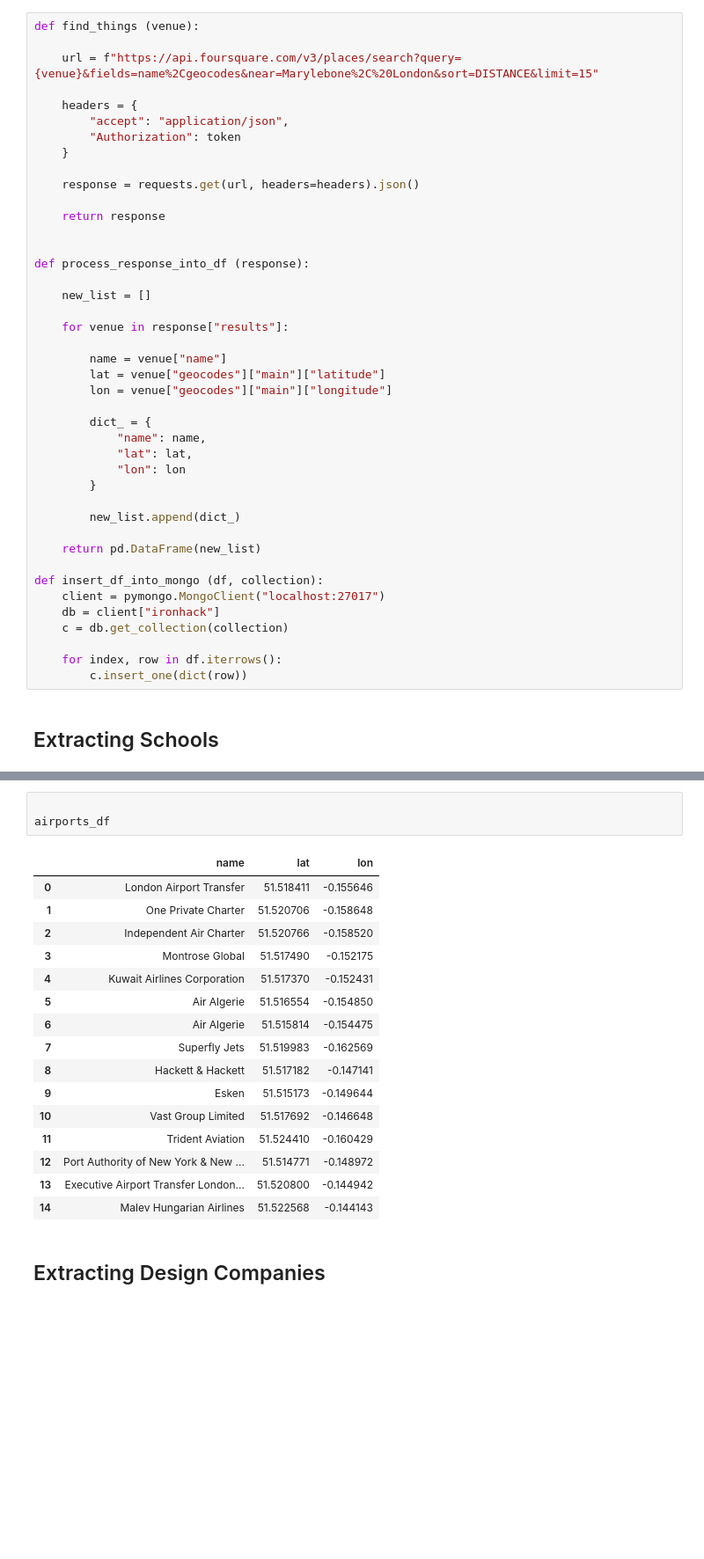
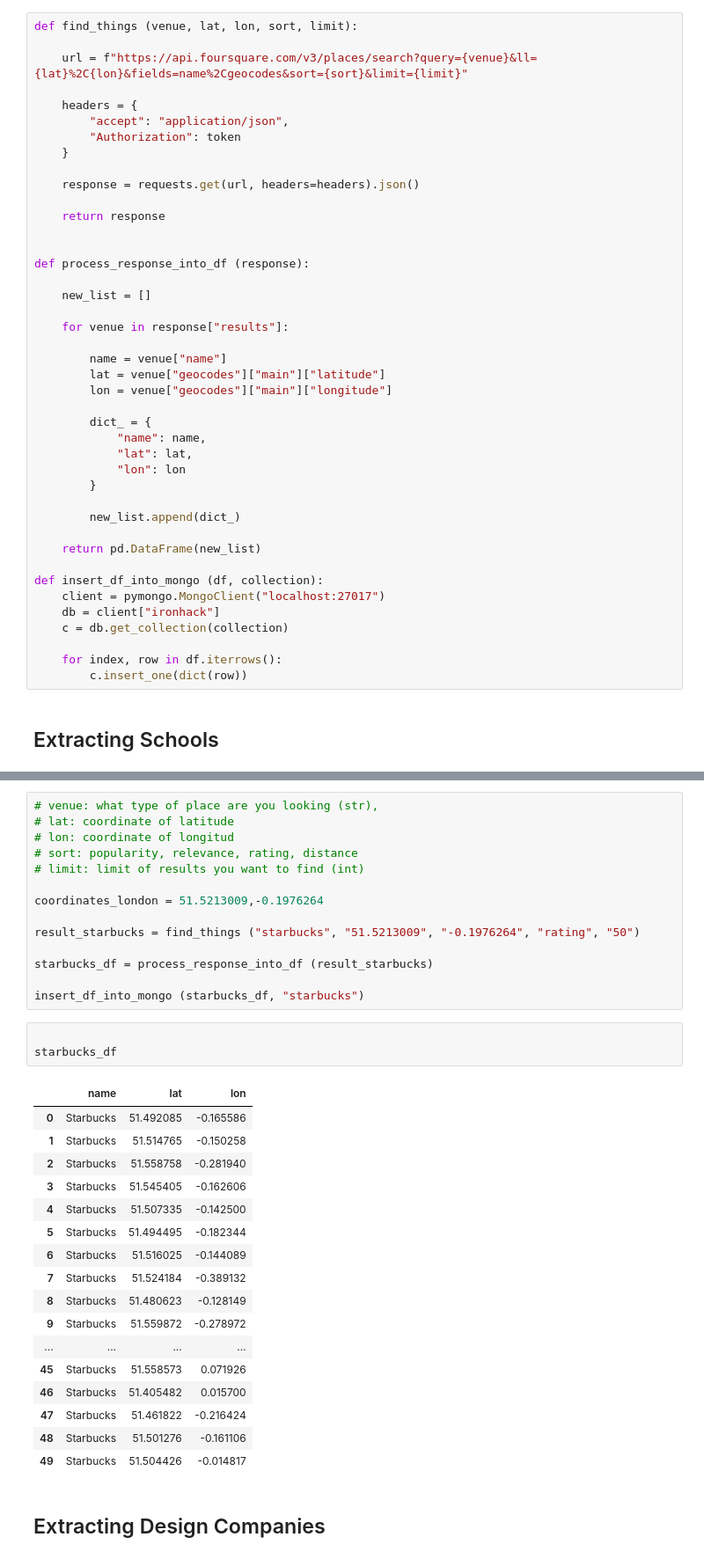
Before and after one commit to Yoith/GeoSpatial-Data-Project, a Jupyter notebook: exploring.ipynb, the cells around one changed output, grey strips where cells are left out. Shown: that part at 88% size. Saved outputs shown, nothing was run; the diff lists cells and outputs as text; blank space fills up the shorter version.

```diff
--- a/exploring.ipynb
+++ b/exploring.ipynb
@@ -343,9 +344,9 @@ token = getpass()
 # %% [output]
 ········
 # %%
-def find_things (venue):
+def find_things (venue, lat, lon, sort, limit):
 
-    url = f"https://api.foursquare.com/v3/places/search?query={venue}&fields=name%2Cgeocodes&near=Marylebone%2C%20London&sort=DISTANCE&limit=15"
+    url = f"https://api.foursquare.com/v3/places/search?query={venue}&ll={lat}%2C{lon}&fields=name%2Cgeocodes&sort={sort}&limit={limit}"
 
     headers = {
         "accept": "application/json",
@@ -425,22 +427,37 @@ insert_df_into_mongo (airports_df, "airports")
+# %%
+# venue: what type of place are you looking (str),
+# lat: coordinate of latitude
+# lon: coordinate of longitud
+# sort: popularity, relevance, rating, distance
+# limit: limit of results you want to find (int)
+
+coordinates_london = 51.5213009,-0.1976264
+
+result_starbucks = find_things ("starbucks", "51.5213009", "-0.1976264", "rating", "50")
+
+starbucks_df = process_response_into_df (result_starbucks)
+
+insert_df_into_mongo (starbucks_df, "starbucks")
 # %%
 
-airports_df
+starbucks_df
 # %% [output]
 |  | name | lat | lon |
-| 0 | London Airport Transfer | 51.518411 | -0.155646 |
-| 1 | One Private Charter | 51.520706 | -0.158648 |
-| 2 | Independent Air Charter | 51.520766 | -0.158520 |
-| 3 | Montrose Global | 51.517490 | -0.152175 |
-| 4 | Kuwait Airlines Corporation | 51.517370 | -0.152431 |
-| 5 | Air Algerie | 51.516554 | -0.154850 |
-| 6 | Air Algerie | 51.515814 | -0.154475 |
-| 7 | Superfly Jets | 51.519983 | -0.162569 |
-| 8 | Hackett & Hackett | 51.517182 | -0.147141 |
-| 9 | Esken | 51.515173 | -0.149644 |
-| 10 | Vast Group Limited | 51.517692 | -0.146648 |
-| 11 | Trident Aviation | 51.524410 | -0.160429 |
-| 12 | Port Authority of New York & New ... | 51.514771 | -0.148972 |
-| 13 | Executive Airport Transfer London... | 51.520800 | -0.144942 |
-| 14 | Malev Hungarian Airlines | 51.522568 | -0.144143 |
+| 0 | Starbucks | 51.492085 | -0.165586 |
+| 1 | Starbucks | 51.514765 | -0.150258 |
+| 2 | Starbucks | 51.558758 | -0.281940 |
+| 3 | Starbucks | 51.545405 | -0.162606 |
+| 4 | Starbucks | 51.507335 | -0.142500 |
+| 5 | Starbucks | 51.494495 | -0.182344 |
+| 6 | Starbucks | 51.516025 | -0.144089 |
+| 7 | Starbucks | 51.524184 | -0.389132 |
+| 8 | Starbucks | 51.480623 | -0.128149 |
+| 9 | Starbucks | 51.559872 | -0.278972 |
+| ... | ... | ... | ... |
+| 45 | Starbucks | 51.558573 | 0.071926 |
+| 46 | Starbucks | 51.405482 | 0.015700 |
+| 47 | Starbucks | 51.461822 | -0.216424 |
+| 48 | Starbucks | 51.501276 | -0.161106 |
+| 49 | Starbucks | 51.504426 | -0.014817 |
 # %% [markdown]
 ## Extracting Design Companies
```
Also changed, not shown: parts of 12 cells of this notebook, 5 other files.
